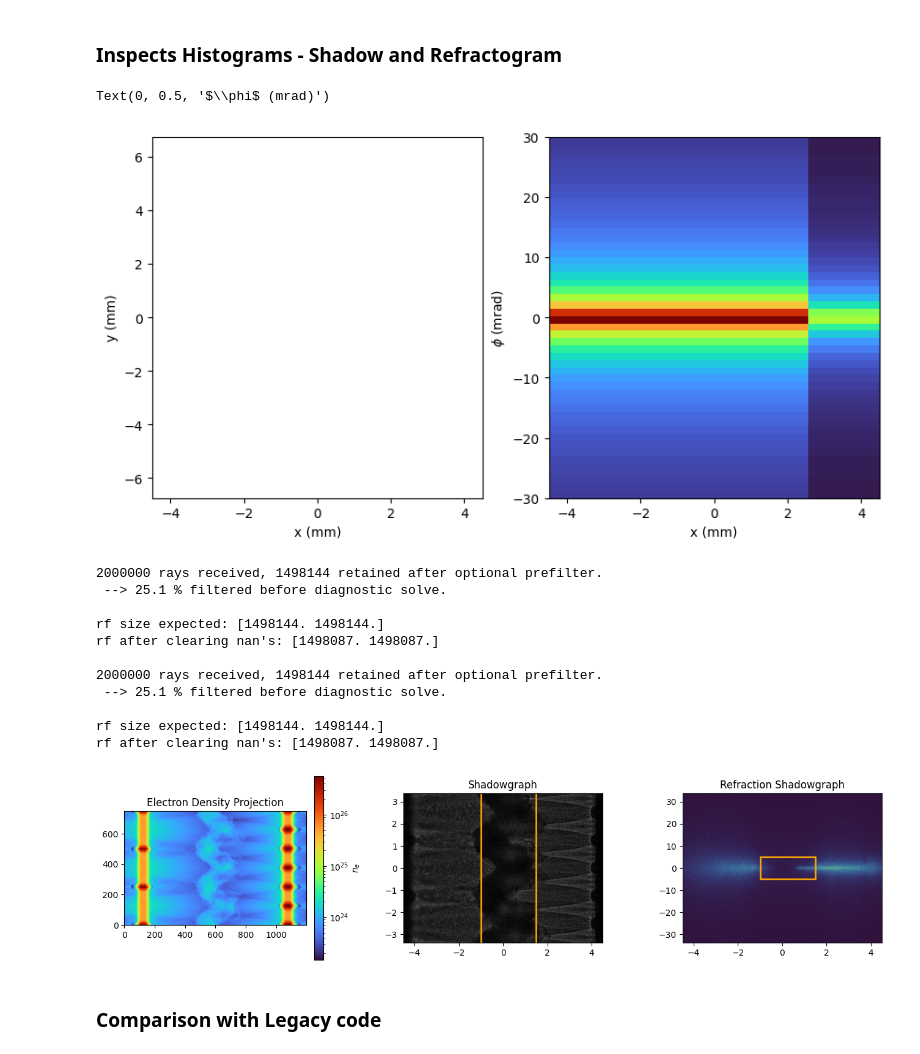
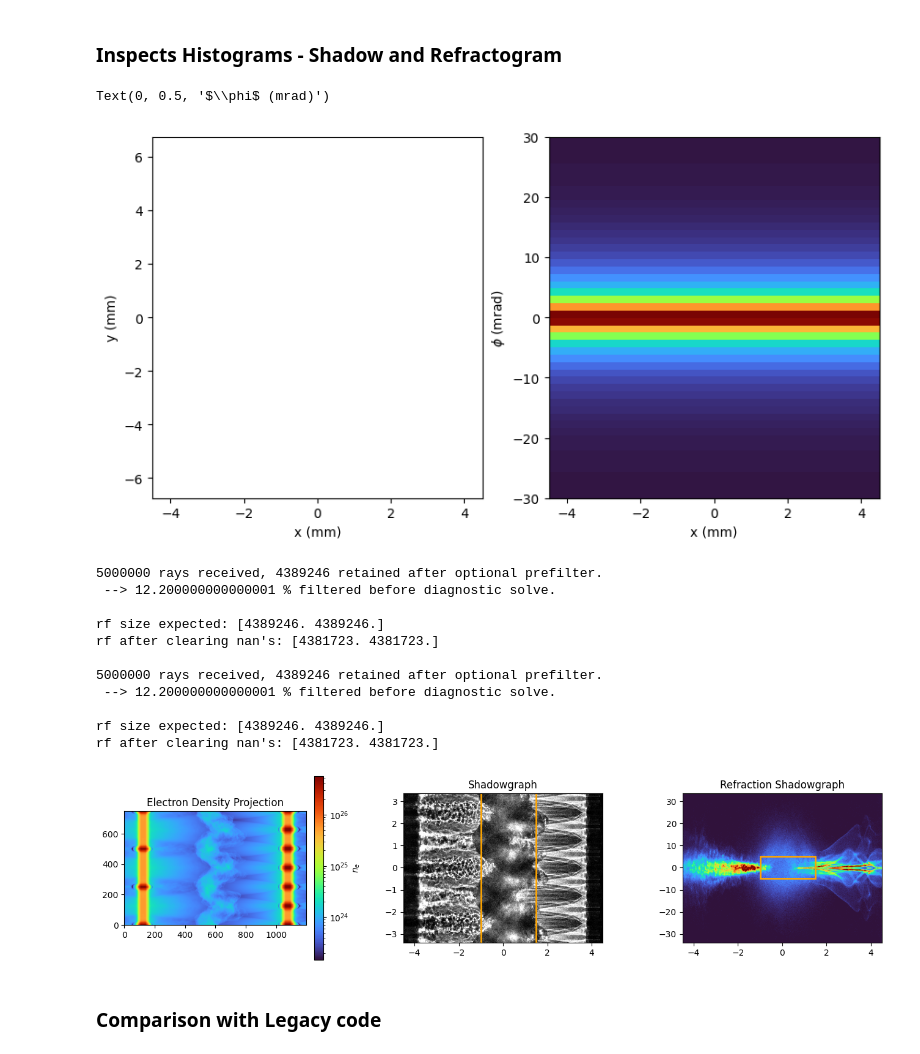
Before and after one commit to MAGPIE-ICL/SLOTH, a Jupyter notebook: examples/02.example_mesh_mesh_turbulence.ipynb, the cells around one changed output. Drawn from its saved outputs; the diff is of its cells as text; code cells hidden in the pictures.

```diff
--- a/examples/02.example_mesh_mesh_turbulence.ipynb
+++ b/examples/02.example_mesh_mesh_turbulence.ipynb
@@ -45,7 +45,6 @@ base_folder = "/rds/general/user/sm13118/projects/afosrturbulence/live/sm13118/s
 path_to_file = "/xyz12_prp_CH_100pts_double_mesh_ug_3rd_5x100_10x75_12x100_cfl_0.5_8eV/radmeshablation_3d_prp_CH_ug_3rd_hdf5_plt_cnt_0203"
 filename = base_folder+path_to_file
 #  -----------------
-# filename = "//rds/general/user/sm13118/projects/afosrturbulence/live/sm13118/data/turbo_box_JB/MA6M05/Turb_hdf5_plt_cnt_0050"
 
 #load hdf
 ne, dims, spacing = utilIO.hdf_readin(filename, prefer_ye=True, force_override=True, verbose=True)
@@ -93,7 +92,7 @@ print("\n\n")
 # baseline = memory_report()['used_raw']
 probing_direction = 'z'
 
-Np = 2e6
+Np = 5e6
 
 # del ne_x
 # del ne_y
@@ -217,29 +216,29 @@ ax2.grid(False)
 ax2.set_ylabel(r"$\phi$ (mrad)")
 # %% [output]
 Text(0, 0.5, '$\\phi$ (mrad)')
-[figure, old version]
+[figure, new version]
 # %%
 import processing.diagnostics as diag
 
-shadowgrapher = diag.Shadowgraphy(rf_jax, focal_plane = -2.5, prefilter_input = True)
+shadowgrapher = diag.Shadowgraphy(rf_jax, focal_plane = -35, prefilter_input = True)
 shadowgrapher.single_lens_solve()
-shadowgrapher.histogram(bin_scale = 1, clear_mem = False)
+shadowgrapher.histogram(bin_scale = 10, clear_mem = False)
 
-refractometer = diag.Refractometry(rf_jax, focal_plane = -2.5, prefilter_input = True)
+refractometer = diag.Refractometry(rf_jax, focal_plane = -35, prefilter_input = True)
 refractometer.incoherent_solve()
-refractometer.histogram(bin_scale = 1, clear_mem = False)
+refractometer.histogram(bin_scale = 10, clear_mem = False)
 # %% [output]
-2000000 rays received, 1498144 retained after optional prefilter.
- --> 25.1 % filtered before diagnostic solve.
+5000000 rays received, 4389246 retained after optional prefilter.
+ --> 12.200000000000001 % filtered before diagnostic solve.
 
-rf size expected: [1498144. 1498144.]
-rf after clearing nan's: [1498087. 1498087.]
+rf size expected: [4389246. 4389246.]
+rf after clearing nan's: [4381723. 4381723.]
 
-2000000 rays received, 1498144 retained after optional prefilter.
- --> 25.1 % filtered before diagnostic solve.
+5000000 rays received, 4389246 retained after optional prefilter.
+ --> 12.200000000000001 % filtered before diagnostic solve.
 
-rf size expected: [1498144. 1498144.]
-rf after clearing nan's: [1498087. 1498087.]
+rf size expected: [4389246. 4389246.]
+rf after clearing nan's: [4381723. 4381723.]
 # %%
 from utils.imaging import Image
 from matplotlib.colors import LogNorm
@@ -265,35 +264,35 @@ fig = plt.figure(figsize=(16, 6))
 outer_grid = fig.add_gridspec(1, 3, height_ratios = [1], width_ratios=[0.5, 0.5, 0.5], wspace=0.4)
 
 # Subplots
 ax0 = fig.add_subplot(outer_grid[0, 0])
 ax1 = fig.add_subplot(outer_grid[0, 1])
 ax2 = fig.add_subplot(outer_grid[0, 2])
 
 # Electron density map
 ne_proj = np.trapezoid(domain.ne[:,:,:], dx=0.5/dims[2], axis=2)
 im0 = ax0.imshow(
     ne_proj.T,
     origin="lower",
     cmap="turbo",
     norm=LogNorm()
 )
 fig.colorbar(im0, ax=ax0, fraction=0.046, pad=0.04, label=r"$n_e$")
 
 # Shadowgraphs
-shadow_sh.plot_mm(ax1, cmap="Greys_r", aspect=scale_sh_y/scale_sh_x, clim = [0, 1])
+shadow_sh.plot_mm(ax1, cmap="Greys_r", aspect=scale_sh_y/scale_sh_x, clim = [0, 100])
 refrac_sh.plot_mm(ax2, cmap="turbo",  aspect = scale_phi/scale_sh_x, clim = [refrac_sh.im.min(), refrac_sh.im.max()*0.7])
 
 # Titles (optional)
 ax0.set_title("Electron Density Projection")
 ax1.set_title("Shadowgraph")
 ax2.set_title("Refraction Shadowgraph")
 
 for ax in [ax1, ax2]:
     rect = patches.Rectangle((-1, -5), 2.5, 10, linewidth=2, edgecolor='orange', facecolor='none')
     # Add the patch to the Axes
     ax.add_patch(rect)
 # %% [output]
-[figure, old version]
+[figure, new version]
 # %% [markdown]
 ### Comparison with Legacy code
 # %%
```
Also changed, not shown: parts of 7 cells of this notebook, 1 other file.
